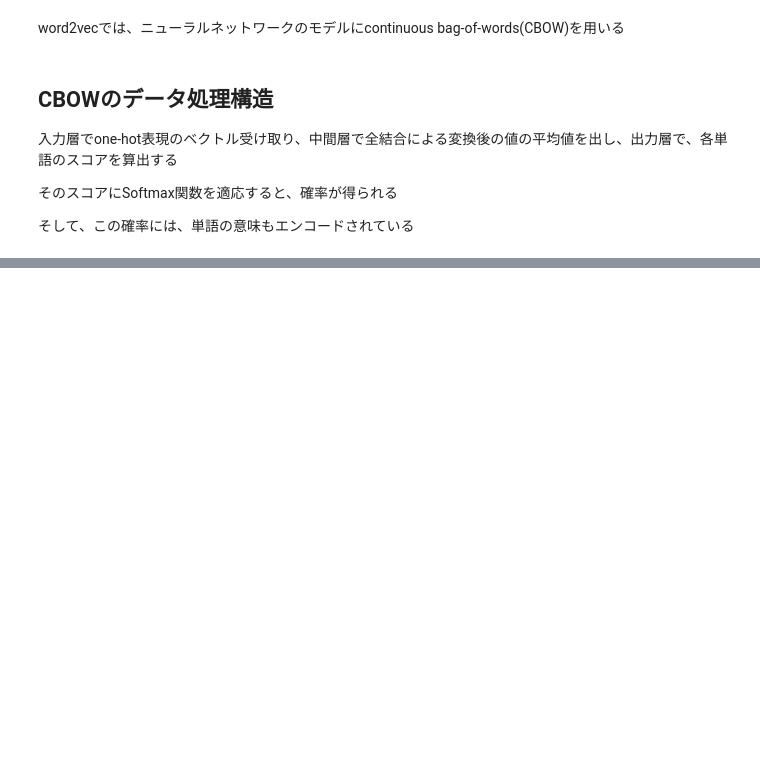
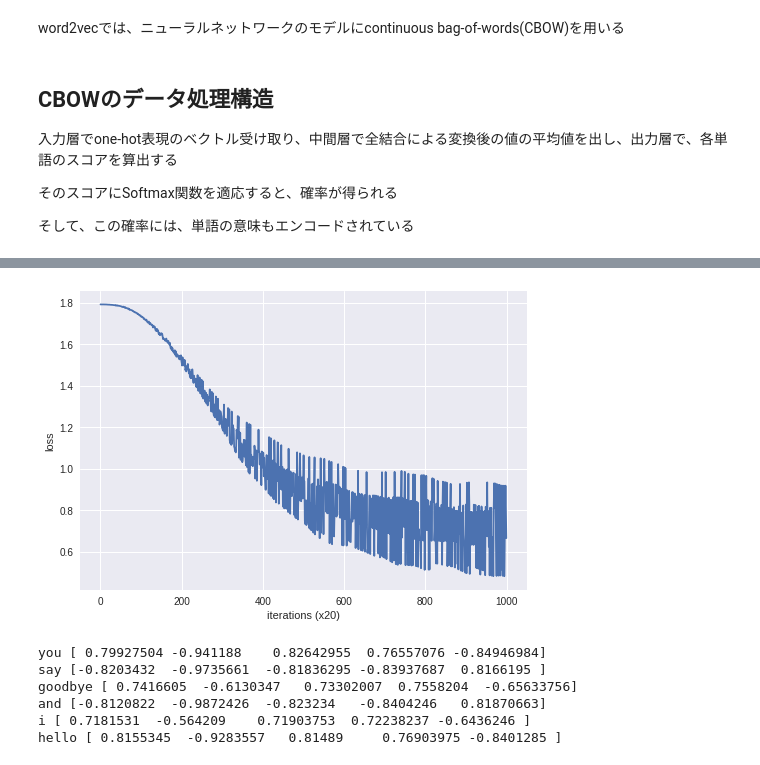
Before and after one commit to Utree/deeplearning2_colab_log, a Jupyter notebook: 3章.ipynb, the cells around one changed output, grey strips where cells are left out. Drawn from its saved outputs; the diff is of its cells as text; code cells hidden in the pictures; blank space fills up the shorter version.

```diff
--- a/3章.ipynb
+++ b/3章.ipynb
@@ -98,0 +180,9 @@ print(s)
+# %%
+text = 'You say goodbye and I say hello.'
+corpus, word_to_id, id_to_word = preprocess(text)
+
+contexts, target = create_contexts_target(corpus, window_size=1)
+
+vocab_size = len(word_to_id)
+target = convert_one_hot(target, vocab_size)
+contexts = convert_one_hot(contexts, vocab_size)
@@ -98,0 +301,16 @@ print(s)
+# %%
+import numpy
+import time
+import matplotlib.pyplot as plt
+import numpy
+
+def clip_grads(grads, max_norm):
+  total_norm = 0
+  for grad in grads:
+    total_norm += np.sum(grad ** 2)
+  total_norm = np.sqrt(total_norm)
+
+  rate = max_norm / (total_norm + 1e-6)
+  if rate < 1:
+    for grad in grads:
+      grad *= rate
@@ -98,0 +438,21 @@ print(s)
+# %%
+window_size = 1
+hidden_size = 5
+batch_size = 3
+max_epoch = 1000
+
+text = 'You say goodbye and I say hello'
+corpus, word_to_id, id_to_word = preprocess(text)
+
+vocab_size = len(word_to_id)
+contexts, target = create_contexts_target(corpus, window_size)
+target = convert_one_hot(target, vocab_size)
+contexts = convert_one_hot(contexts, vocab_size)
+
+model = SimpleCBOW(vocab_size, hidden_size)
+optimizer = Adam()
+trainer = Trainer(model, optimizer)
+
+trainer.fit(contexts, target, max_epoch, batch_size)
+trainer.plot()
+# %% [output]
@@ -98,0 +476,12 @@ print(s)
+[figure, added]
+# %%
+word_vecs = model.word_vecs
+for word_id, word in id_to_word.items():
+  print(word, word_vecs[word_id])
+# %% [output]
+you [ 0.79927504 -0.941188    0.82642955  0.76557076 -0.84946984]
+say [-0.8203432  -0.9735661  -0.81836295 -0.83937687  0.8166195 ]
+goodbye [ 0.7416605  -0.6130347   0.73302007  0.7558204  -0.65633756]
+and [-0.8120822  -0.9872426  -0.823234   -0.8404246   0.81870663]
+i [ 0.7181531  -0.564209    0.71903753  0.72238237 -0.6436246 ]
+hello [ 0.8155345  -0.9283557   0.81489     0.76903975 -0.8401285 ]
```
Also changed, not shown: parts of 25 cells of this notebook.
